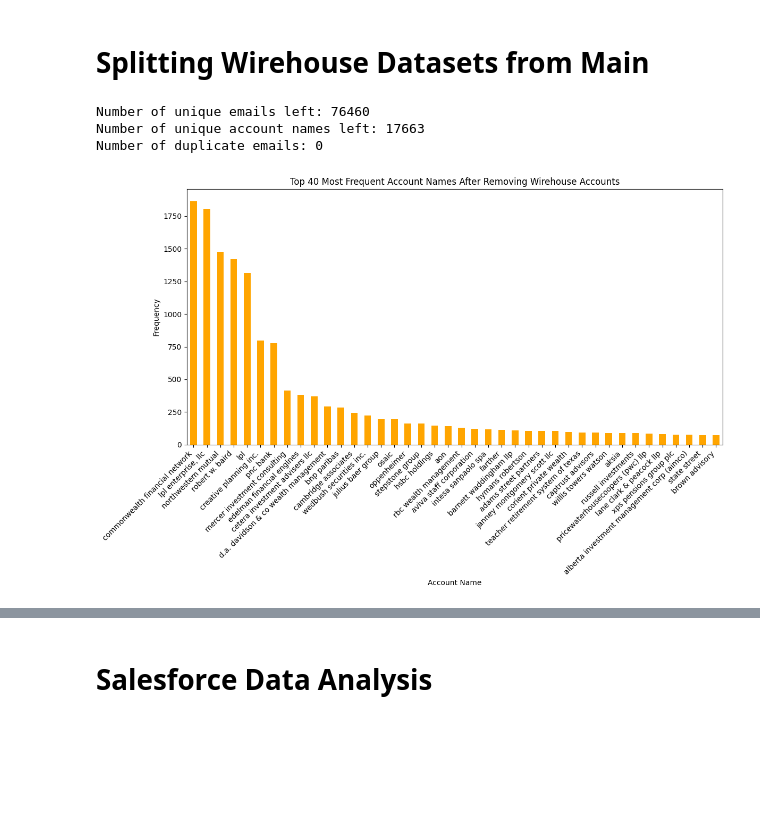
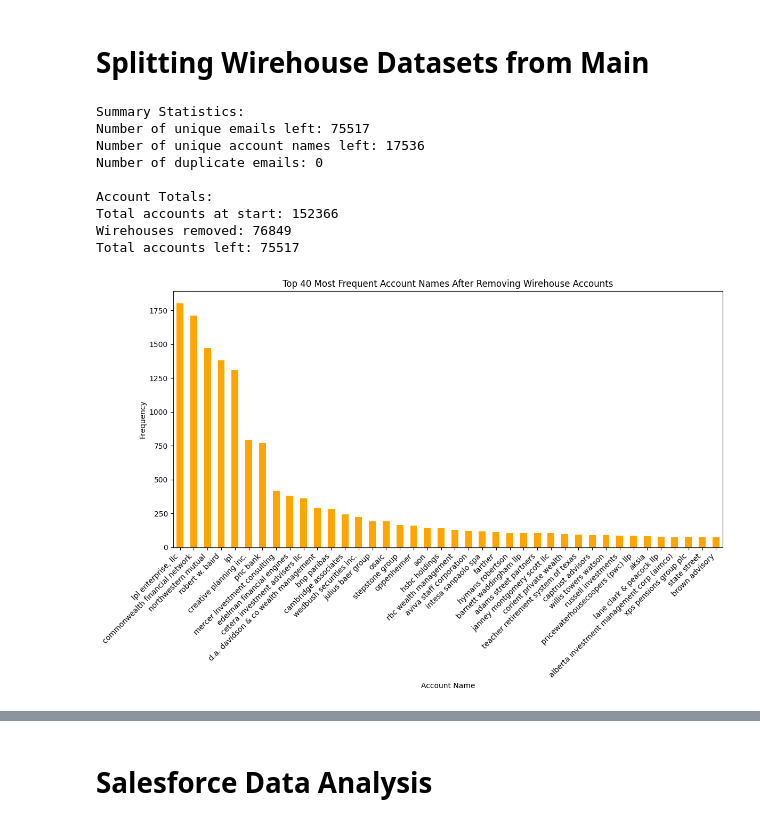
Before and after one commit to markbogorad/RCM, a Jupyter notebook: data_cleaning/dakota_vs_salesforce_clean.ipynb, the cells around one changed output, grey strips where cells are left out. Saved outputs shown, nothing was run; the diff lists cells and outputs as text; code cells hidden in the pictures; blank space fills up the shorter version.

```diff
--- a/data_cleaning/dakota_vs_salesforce_clean.ipynb
+++ b/data_cleaning/dakota_vs_salesforce_clean.ipynb
@@ -118,7 +190,7 @@ Total number of account entries: 154203
 # %% [markdown]
 # Wirehouse List
 # %%
-# Define the wirehouse map with additional entries
+# Define the wirehouse map
 wirehouse_map = {
     'Bank of America Merrill Lynch': 'Merrill Lynch',
     'Wells Fargo Advisors LLC': 'Wells Fargo',
@@ -144,13 +216,19 @@ wirehouse_map = {
 }
 
 # Normalize account names
-dakota_df['Account Name'] = dakota_df['Account Name'].str.strip().str.lower()
+dakotaclean_1_1['Account Name'] = dakotaclean_1_1['Account Name'].astype(str).str.strip().str.lower()
 normalized_map = {k.lower(): v for k, v in wirehouse_map.items()}
 
-# Fuzzy match function with lower cutoff
+# Fuzzy match function
 def match_wirehouse(name):
-    matches = difflib.get_close_matches(name, normalized_map.keys(), n=1, cutoff=0.6) # around 15-20K emails cut out from changing this cutoff from 0.7
+    matches = difflib.get_close_matches(name, normalized_map.keys(), n=1, cutoff=0.6)
     return normalized_map[matches[0]] if matches else None
 
 # Apply fuzzy matching
-dakota_df['wirehouse_group'] = dakota_df['Account Name'].apply(match_wirehouse)
+dakotaclean_1_1['wirehouse_group'] = dakotaclean_1_1['Account Name'].apply(match_wirehouse)
+
+# Count and display results
+print(f"Total number of account entries: {dakotaclean_1_1['Account Name'].count()}")
+print(f"Total number of unique accounts: {dakotaclean_1_1['Account Name'].nunique()}")
+print("\nWirehouse group counts:")
+print(dakotaclean_1_1['wirehouse_group'].value_counts(dropna=False))
@@ -157,34 +253,58 @@ dakota_df['wirehouse_group'] = dakota_df['Account Name'].apply(match_wirehouse)
 # %% [markdown]
 # Splitting Wirehouse Datasets from Main
 # %%
-# Segment data
-wirehouse_dfs = {
-    group: dakota_df[dakota_df['wirehouse_group'] == group].copy()
-    for group in dakota_df['wirehouse_group'].dropna().unique()
-}
-dakota_non_wirehouse_df = dakota_df[dakota_df['wirehouse_group'].isna()].copy()
+# Total accounts at start
+total_accounts_start = len(dakotaclean_1_1)
+
+# Split into wirehouse and non-wirehouse groups
+dakota_wirehouses = dakotaclean_1_1[dakotaclean_1_1['wirehouse_group'].notna()].copy()
+dakota_non_wirehouse_df = dakotaclean_1_1[dakotaclean_1_1['wirehouse_group'].isna()].copy()
+
+# Count wirehouses removed and accounts left
+wirehouses_removed = len(dakota_wirehouses)
+total_accounts_left = len(dakota_non_wirehouse_df)
+
+# Output directory
+output_dir = "../data/dakota_salesforce_sheets"
+os.makedirs(output_dir, exist_ok=True)
+
+# Save the wirehouse and non-wirehouse datasets
+dakota_wirehouses.to_excel(os.path.join(output_dir, "Dakota_Wirehouses.xlsx"), index=False)
+dakota_non_wirehouse_df.to_excel(os.path.join(output_dir, "Dakota_Clean_2.xlsx"), index=False)
 
 # Summary stats
 num_unique_emails = dakota_non_wirehouse_df['Email'].nunique()
 num_unique_accounts = dakota_non_wirehouse_df['Account Name'].nunique()
 num_duplicate_emails = dakota_non_wirehouse_df['Email'].duplicated().sum()
 
+print("Summary Statistics:")
 print(f"Number of unique emails left: {num_unique_emails}")
 print(f"Number of unique account names left: {num_unique_accounts}")
 print(f"Number of duplicate emails: {num_duplicate_emails}")
+
+print("\nAccount Totals:")
+print(f"Total accounts at start: {total_accounts_start}")
+print(f"Wirehouses removed: {wirehouses_removed}")
+print(f"Total accounts left: {total_accounts_left}")
 
 # Plot top 40 remaining accounts
 top_40_accounts = dakota_non_wirehouse_df['Account Name'].value_counts().head(40)
 plt.figure(figsize=(12, 8))
 top_40_accounts.plot(kind='bar', color='orange')
 plt.title('Top 40 Most Frequent Account Names After Removing Wirehouse Accounts')
 plt.xlabel('Account Name')
 plt.ylabel('Frequency')
 plt.xticks(rotation=45, ha='right')
 plt.tight_layout()
 plt.show()
 # %% [output]
-Number of unique emails left: 76460
-Number of unique account names left: 17663
+Summary Statistics:
+Number of unique emails left: 75517
+Number of unique account names left: 17536
 Number of duplicate emails: 0
+
+Account Totals:
+Total accounts at start: 152366
+Wirehouses removed: 76849
+Total accounts left: 75517
-[figure, old version]
+[figure, new version]
```
Also changed, not shown: parts of 20 cells of this notebook, 2 other files.
